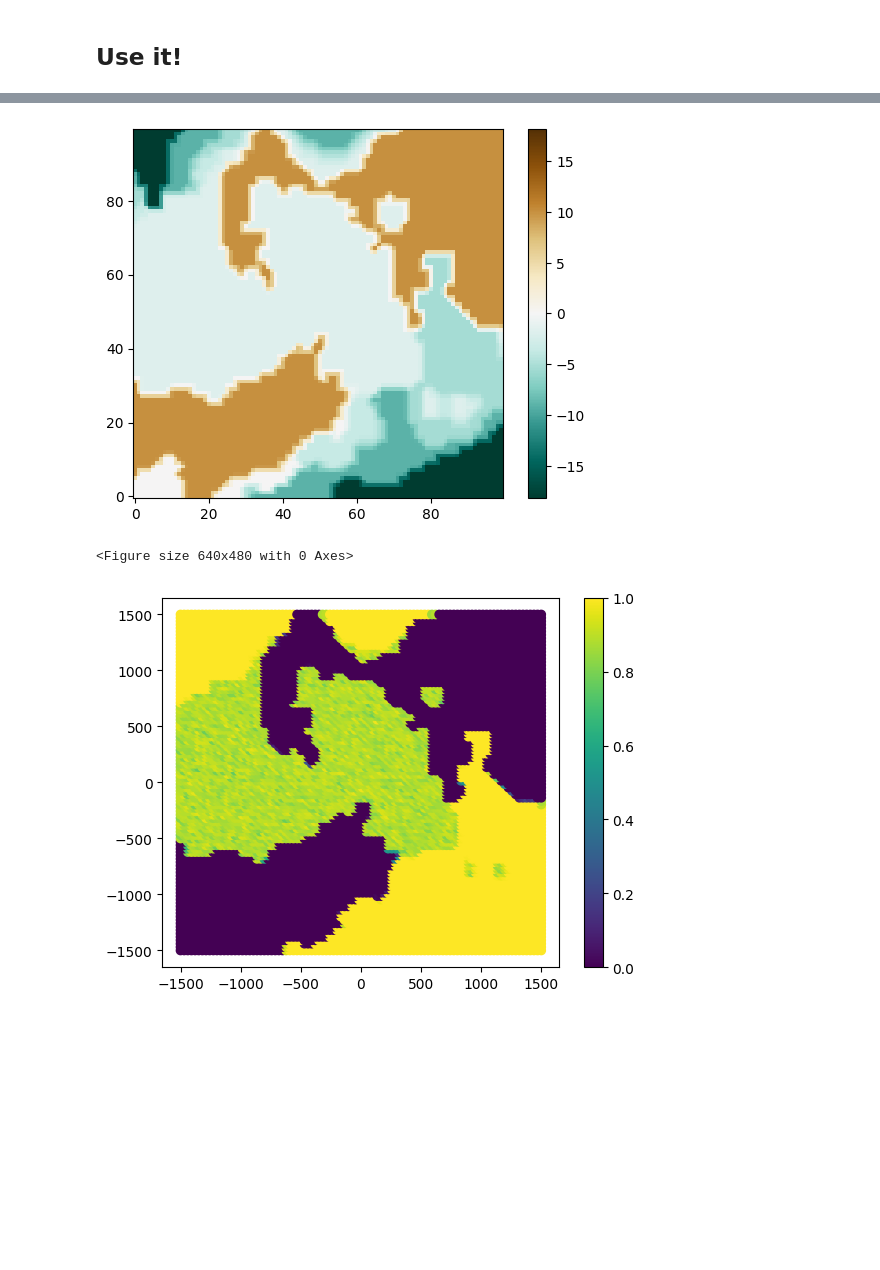
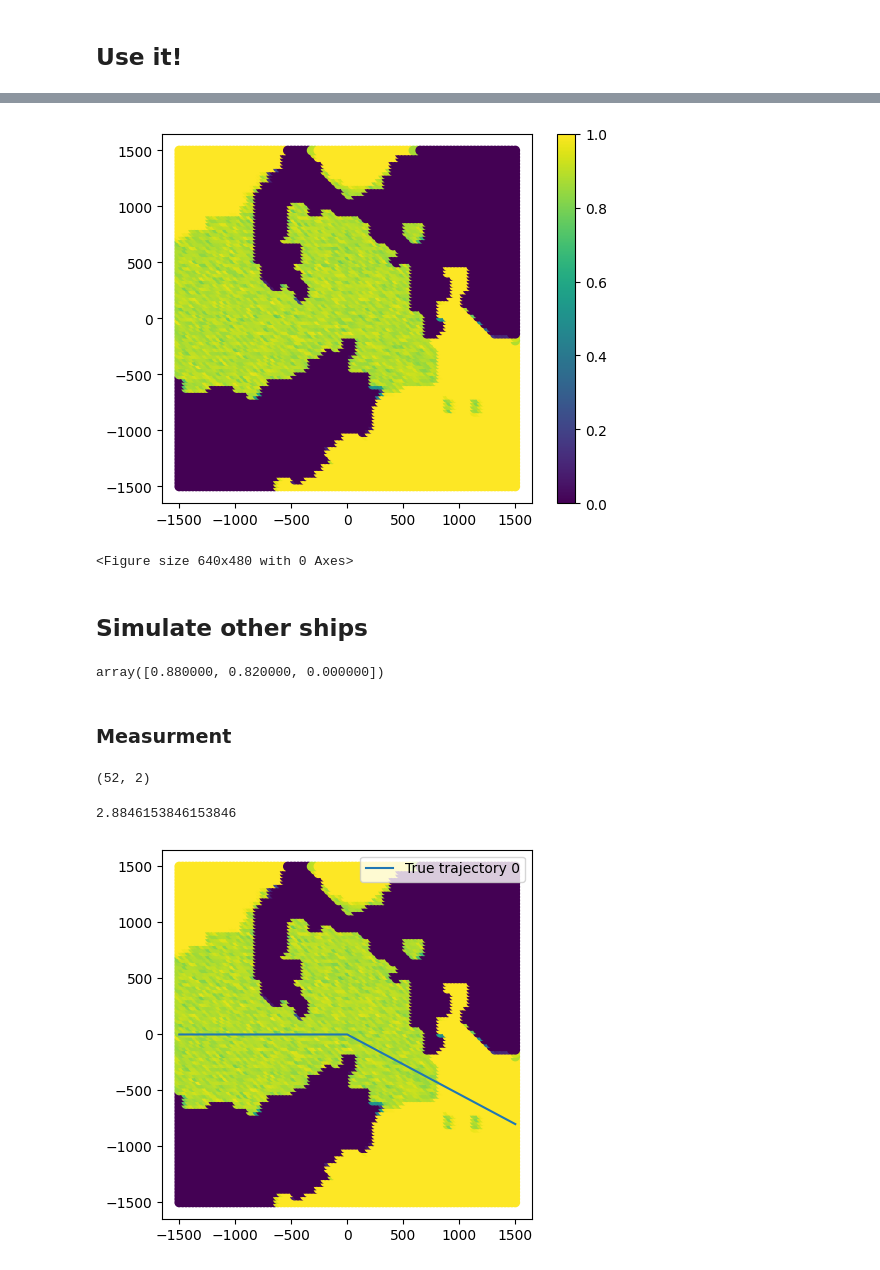
Before and after one commit to HRI-EU/ProMis, a Jupyter notebook: examples/promis-ships.ipynb, the cells around one changed output, grey strips where cells are left out. Drawn from its saved outputs; the diff is of its cells as text; code cells hidden in the pictures; blank space fills up the shorter version.

```diff
--- a/examples/promis-ships.ipynb
+++ b/examples/promis-ships.ipynb
@@ -82,10 +112,3 @@ plt.clf()
-# %%
-depth.plot(target_resolution)
-plt.show()
-plt.clf()
-# %% [output]
-[figure, removed]
-<Figure size 640x480 with 0 Axes>
 # %%
 # In ProMis, we define the constraints of the mission
 # as hybrid probabilistic first-order logic program
@@ -96,7 +119,7 @@ landscape(X) :- depth(X) < -1.5.
 
 # Solve mission constraints using StaRMap parameters and multiprocessing
 promis = ProMis(star_map)
-landscape = promis.solve(logic, n_jobs=16, batch_size=10)
+landscape = promis.solve(logic, n_jobs=10, batch_size=15)
 
 # Show the resulting landscape
 landscape.scatter()
@@ -104,4 +127,5 @@ plt.colorbar()
 plt.show()
 plt.clf()
 # %% [output]
-[figure, old version]
+[figure, new version]
+<Figure size 640x480 with 0 Axes>
@@ -107,0 +134,2 @@ plt.clf()
+# %% [markdown]
+## Simulate other ships
@@ -107,0 +149,46 @@ plt.clf()
+# %%
+landscape = CartesianRasterBand.load("ship_landscape.pkl")
+# %%
+def closest_landscape(positions: ndarray) -> float:
+    differences = landscape.data[["east", "north"]].values[:, None, :] - positions[None, :, :]
+    ind = argmax(-numpy.linalg.norm(differences, axis=-1, ord=2), axis=0)
+    return landscape.data["v0"][ind].to_numpy()
+
+
+closest_landscape(array([[-1300, 200], [0, 0], [2000, 2000]]))
+# %% [output]
+array([0.880000, 0.820000, 0.000000])
+# %% [markdown]
+### Measurment
+# %%
+# linear movement.
+# first going from (-1500, 0) to (0, 0) in 50 steps,
+# and then going from (0, 0) to (1500, -800) in 50 steps
+ground_truth = array(
+    [(-1500 + i * 60, 0) for i in range(26)] + [(i * 60, -i * 32) for i in range(26)]
+)
+ground_truth.shape
+# %% [output]
+(52, 2)
+# %%
+ship_speed = 20  # meters per second
+entire_time = width / ship_speed
+num_samples = len(ground_truth)
+sample_time = entire_time / num_samples
+
+sample_time
+# %% [output]
+2.8846153846153846
+# %%
+def plot_trajectories(all_positions, label: str | None = "Trajectory {}", **kwargs):
+    if len(all_positions.shape) == 2:
+        all_positions = all_positions[None, ...]
+    for i, positions in enumerate(all_positions):
+        plt.plot(*zip(*positions), label=label.format(i) if label else None, **kwargs)
+# %%
+landscape.scatter()
+plot_trajectories(ground_truth, label="True trajectory {}")
+plt.legend()
+pass
+# %% [output]
+[figure, added]
```
Also changed, not shown: parts of 20 cells of this notebook, 4 other files.
